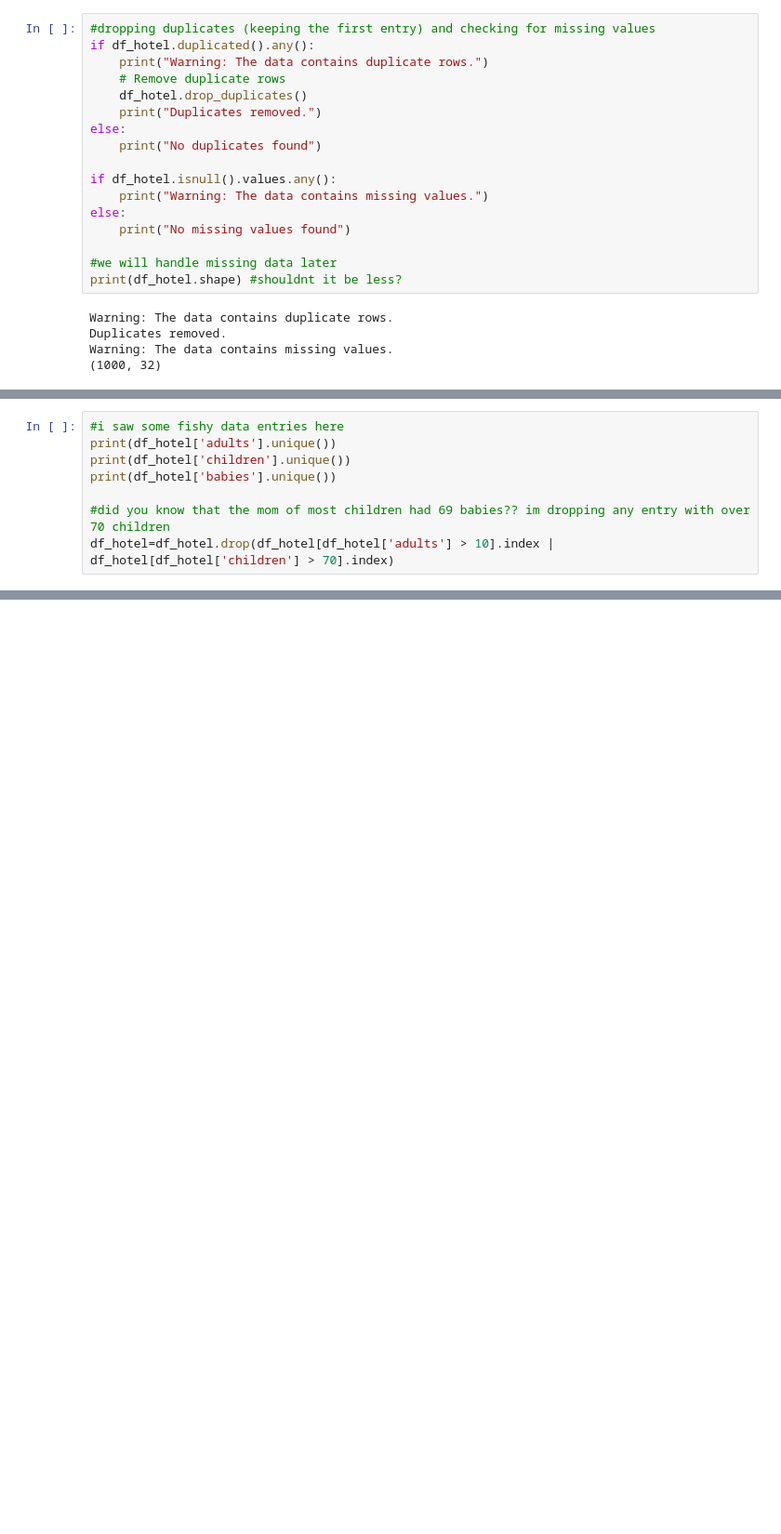
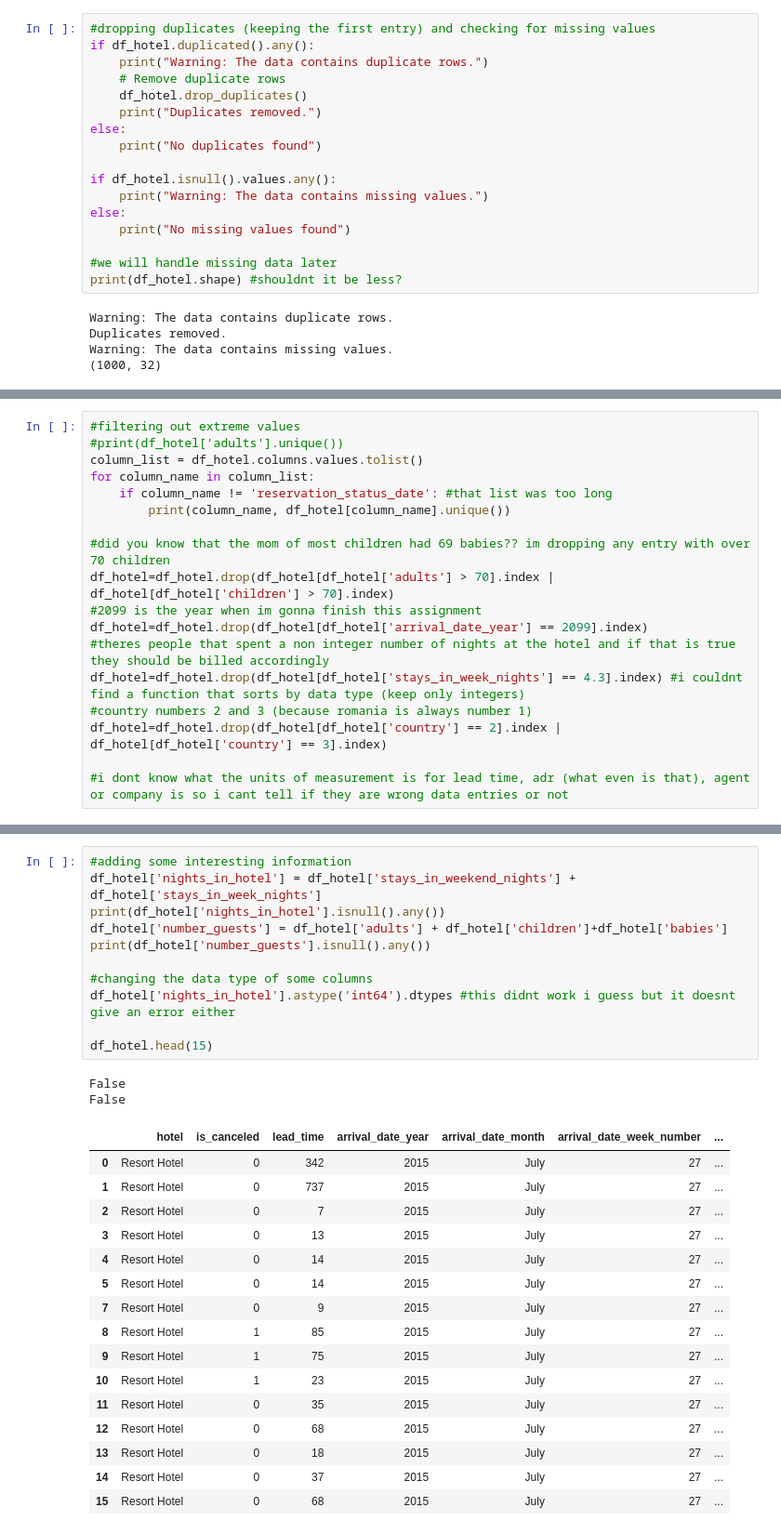
Before and after one commit to karina-regina/ds5_assignment_group2, a Jupyter notebook: Week4Assignment.ipynb, the cells around one changed output, grey strips where cells are left out. Shown: that part at 93% size. Drawn from its saved outputs; the diff is of its cells as text; blank space fills up the shorter version.

Commit message:
date-time functions are my new enemy

```diff
--- a/Week4Assignment.ipynb
+++ b/Week4Assignment.ipynb
@@ -90,11 +90,3 @@ reservation_status                  0
 reservation_status_date             0
 dtype: int64
 (984, 32)
-# %%
-#i saw some fishy data entries here
-print(df_hotel['adults'].unique())
-print(df_hotel['children'].unique())
-print(df_hotel['babies'].unique())
-
-#did you know that the mom of most children had 69 babies?? im dropping any entry with over 70 children
-df_hotel=df_hotel.drop(df_hotel[df_hotel['adults'] > 10].index | df_hotel[df_hotel['children'] > 70].index)
@@ -104,0 +93,18 @@ df_hotel=df_hotel.drop(df_hotel[df_hotel['adults'] > 10].index | df_hotel[df_hot
+# %%
+#filtering out extreme values
+#print(df_hotel['adults'].unique())
+column_list = df_hotel.columns.values.tolist()
+for column_name in column_list:
+    if column_name != 'reservation_status_date': #that list was too long
+        print(column_name, df_hotel[column_name].unique())
+
+#did you know that the mom of most children had 69 babies?? im dropping any entry with over 70 children
+df_hotel=df_hotel.drop(df_hotel[df_hotel['adults'] > 70].index | df_hotel[df_hotel['children'] > 70].index)
+#2099 is the year when im gonna finish this assignment
+df_hotel=df_hotel.drop(df_hotel[df_hotel['arrival_date_year'] == 2099].index)
+#theres people that spent a non integer number of nights at the hotel and if that is true they should be billed accordingly
+df_hotel=df_hotel.drop(df_hotel[df_hotel['stays_in_week_nights'] == 4.3].index) #i couldnt find a function that sorts by data type (keep only integers)
+#country numbers 2 and 3 (because romania is always number 1)
+df_hotel=df_hotel.drop(df_hotel[df_hotel['country'] == 2].index | df_hotel[df_hotel['country'] == 3].index)
+
+#i dont know what the units of measurement is for lead time, adr (what even is that), agent or company is so i cant tell if they are wrong data entries or not
@@ -104,0 +129,30 @@ df_hotel=df_hotel.drop(df_hotel[df_hotel['adults'] > 10].index | df_hotel[df_hot
+# %%
+#adding some interesting information
+df_hotel['nights_in_hotel'] = df_hotel['stays_in_weekend_nights'] + df_hotel['stays_in_week_nights']
+print(df_hotel['nights_in_hotel'].isnull().any())
+df_hotel['number_guests'] = df_hotel['adults'] + df_hotel['children']+df_hotel['babies']
+print(df_hotel['number_guests'].isnull().any())
+
+#changing the data type of some columns
+df_hotel['nights_in_hotel'].astype('int64').dtypes #this didnt work i guess but it doesnt give an error either
+
+df_hotel.head(15)
+# %% [output]
+False
+False
+|  | hotel | is_canceled | lead_time | arrival_date_year | arrival_date_month | arrival_date_week_number | ... |
+| 0 | Resort Hotel | 0 | 342 | 2015 | July | 27 | ... |
+| 1 | Resort Hotel | 0 | 737 | 2015 | July | 27 | ... |
+| 2 | Resort Hotel | 0 | 7 | 2015 | July | 27 | ... |
+| 3 | Resort Hotel | 0 | 13 | 2015 | July | 27 | ... |
+| 4 | Resort Hotel | 0 | 14 | 2015 | July | 27 | ... |
+| 5 | Resort Hotel | 0 | 14 | 2015 | July | 27 | ... |
+| 7 | Resort Hotel | 0 | 9 | 2015 | July | 27 | ... |
+| 8 | Resort Hotel | 1 | 85 | 2015 | July | 27 | ... |
+| 9 | Resort Hotel | 1 | 75 | 2015 | July | 27 | ... |
+| 10 | Resort Hotel | 1 | 23 | 2015 | July | 27 | ... |
+| 11 | Resort Hotel | 0 | 35 | 2015 | July | 27 | ... |
+| 12 | Resort Hotel | 0 | 68 | 2015 | July | 27 | ... |
+| 13 | Resort Hotel | 0 | 18 | 2015 | July | 27 | ... |
+| 14 | Resort Hotel | 0 | 37 | 2015 | July | 27 | ... |
+| 15 | Resort Hotel | 0 | 68 | 2015 | July | 27 | ... |
```
Also changed, not shown: parts of 5 cells of this notebook.
